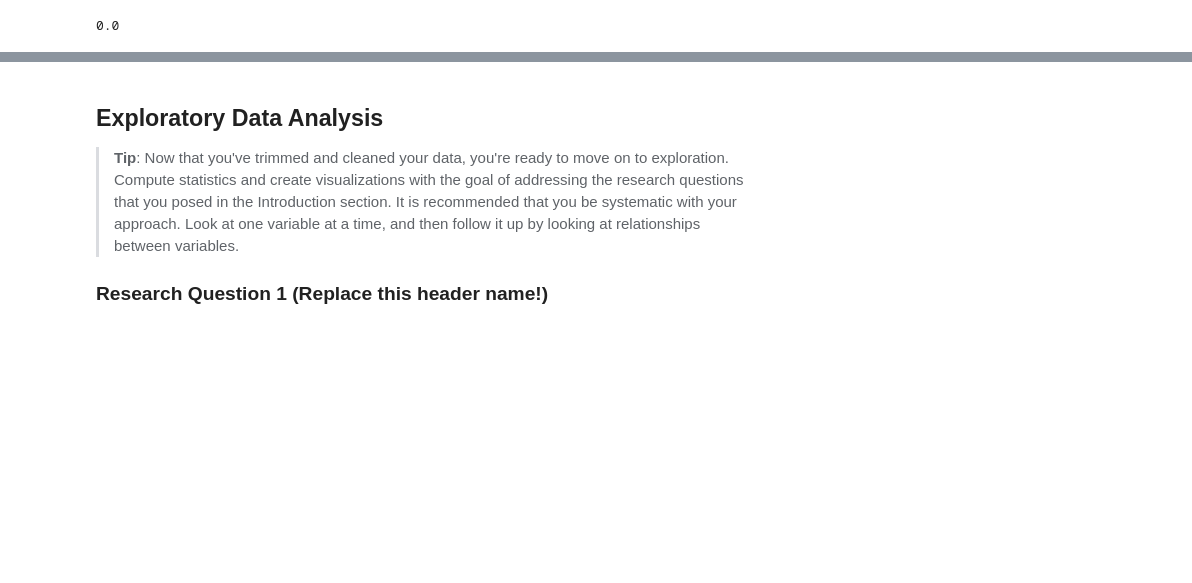
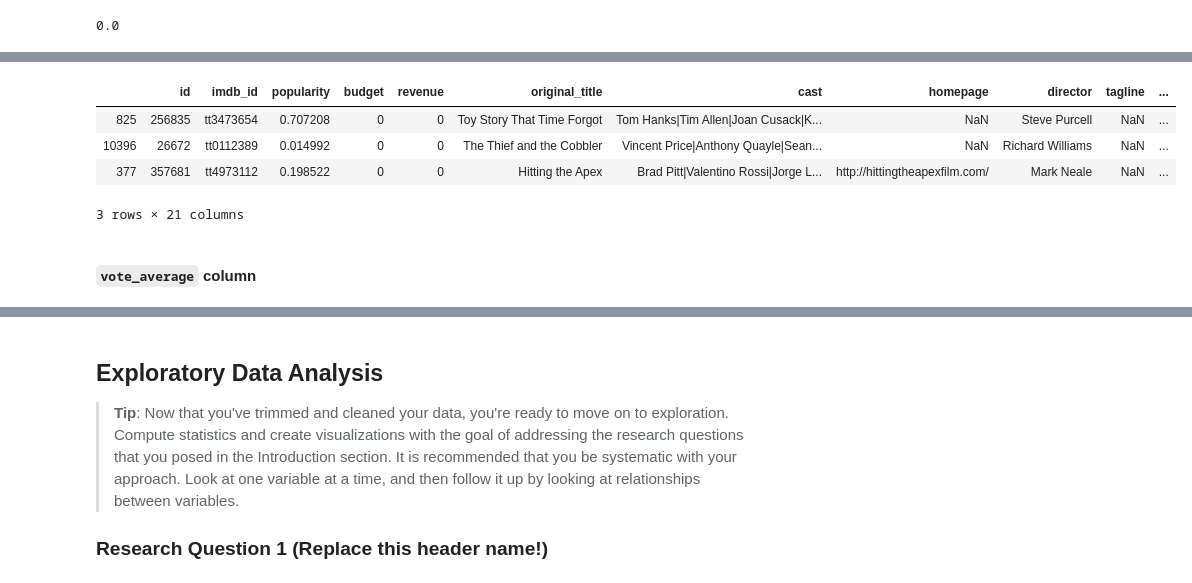
Before and after one commit to salma77/Investigating-data-from-TMDb, a Jupyter notebook: investigate-a-dataset-template.ipynb, the cells around one changed output, grey strips where cells are left out. Saved outputs shown, nothing was run; the diff lists cells and outputs as text; code cells hidden in the pictures; blank space fills up the shorter version.

```diff
--- a/investigate-a-dataset-template.ipynb
+++ b/investigate-a-dataset-template.ipynb
@@ -421,0 +509,10 @@ df.duplicated().sum()
+# %%
+df[df['revenue_adj'] == df['revenue_adj'].min()].sample(3)
+# %% [output]
+|  | id | imdb_id | popularity | budget | revenue | original_title | cast | homepage | director | tagline | ... |
+| 825 | 256835 | tt3473654 | 0.707208 | 0 | 0 | Toy Story That Time Forgot | Tom Hanks|Tim Allen|Joan Cusack|K... | NaN | Steve Purcell | NaN | ... |
+| 10396 | 26672 | tt0112389 | 0.014992 | 0 | 0 | The Thief and the Cobbler | Vincent Price|Anthony Quayle|Sean... | NaN | Richard Williams | NaN | ... |
+| 377 | 357681 | tt4973112 | 0.198522 | 0 | 0 | Hitting the Apex | Brad Pitt|Valentino Rossi|Jorge L... | http://hittingtheapexfilm.com/ | Mark Neale | NaN | ... |
+3 rows × 21 columns
+# %% [markdown]
+#### `vote_average` column
```
Also changed, not shown: parts of 75 cells of this notebook.
